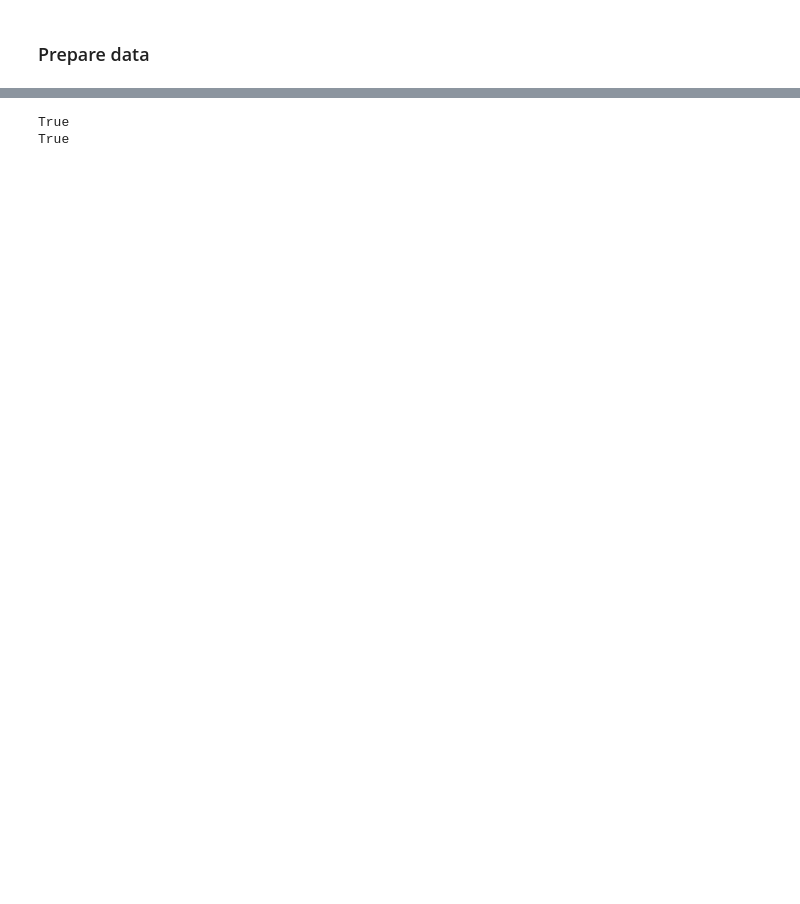
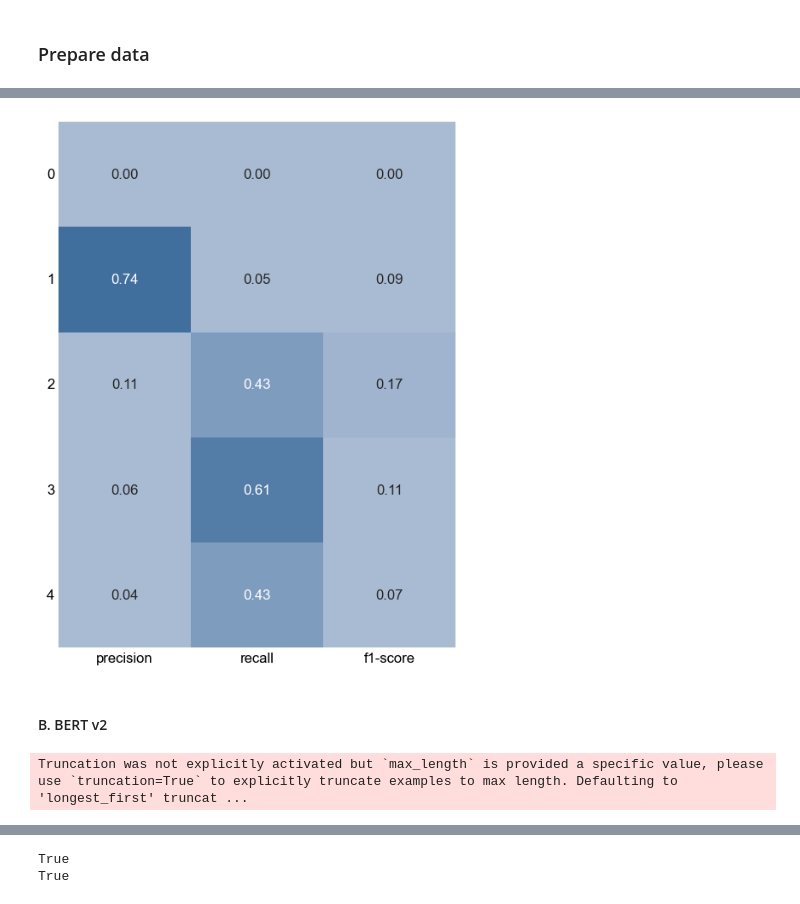
Before and after one commit to janinepdevera/legal-text-classification-CIA, a Jupyter notebook: code/python/02 models_bert.ipynb, the cells around one changed output, grey strips where cells are left out. Cells and saved outputs as stored; diff of their text form; code cells hidden in the pictures; blank space fills up the shorter version.

Commit message:
updated models

```diff
--- a/code/python/02 models_bert.ipynb
+++ b/code/python/02 models_bert.ipynb
@@ -67,0 +295,10 @@ text_list
+# %%
+path = 'models/bert-2023-05-05_00-48.pt'
+bert_classifier.load_state_dict(torch.load(path))
+
+with torch.no_grad():
+  preds = bert_classifier(test_seq.to(device), test_mask.to(device))
+  preds = preds.detach().cpu().numpy()
+
+preds = np.argmax(preds, axis = 1)
+print(classification_report(test_y, preds))
@@ -67,0 +314,39 @@ text_list
+# %%
+# generate classification report
+report = classification_report(test_labels, preds, zero_division=0, output_dict=True)
+
+# extract precision, recall, and f1-score for each category
+categories = ['0', '1', '2', '3', '4']
+metrics = ['precision', 'recall', 'f1-score']
+data = []
+for category in categories:
+    row = []
+    for metric in metrics:
+        row.append(round(report[category][metric], 2))
+    data.append(row)
+
+# create dataframe
+report_df = pd.DataFrame(data, columns=metrics, index=categories)
+# %%
+custom_cmap_blues = sns.color_palette(['#A9BBD3', '#A0B4CF', '#8FA8C6', '#7E9CBD', '#6D8FB4', '#537CA6', '#416F9D', '#306294', '#0F4A82'])
+custom_cmap_pinks = sns.color_palette(['#FFE6F2', '#FFCCE4', '#F99FC8', '#F28AB9', '#E177A5', '#D56997', '#C85B89', '#B9537E'])
+
+plt.figure(figsize=(6, 8))
+sns.heatmap(report_df, annot=True, cmap=custom_cmap_blues, cbar=False, vmin=0, vmax=1,  fmt='.2f',
+            annot_kws={"fontfamily": "Arial", "fontsize": 12})
+#plt.xlabel('Metrics', labelpad=12, fontname='Arial', fontsize=12)
+#plt.title('Classification report', fontname='Arial', fontsize=14, y=1.02)
+plt.xticks(fontname='Arial', fontsize=12)
+plt.yticks(fontname='Arial', fontsize=12, rotation=0)
+plt.tick_params(axis='y', length=0)
+plt.tick_params(axis='x', length=0)
+
+# save the figure
+save_path = os.path.join('draft', 'images', 'plot05-06.png')
+plt.savefig(save_path, dpi=300, bbox_inches='tight')
+
+plt.show()
+# %% [output]
+[figure, added]
+# %% [markdown]
+#### B. BERT v2
@@ -67,0 +359,18 @@ text_list
+# %%
+def preprocessing(input_text, tokenizer):
+  '''
+  Returns <class transformers.tokenization_utils_base.BatchEncoding> with the following fields:
+    - input_ids: list of token ids
+    - token_type_ids: list of token type ids
+    - attention_mask: list of indices (0,1) specifying which tokens should considered by the model (return_attention_mask = True).
+  '''
+  return tokenizer.encode_plus(
+                        input_text,
+                        add_special_tokens = True,
+                        max_length = 32,
+                        pad_to_max_length = True,
+                        return_attention_mask = True,
+                        return_tensors = 'pt'
+                   )
+# %% [output]
+Truncation was not explicitly activated but `max_length` is provided a specific value, please use `truncation=True` to explicitly truncate examples to max length. Defaulting to 'longest_first' truncat ...
```
Also changed, not shown: parts of 117 cells of this notebook.
